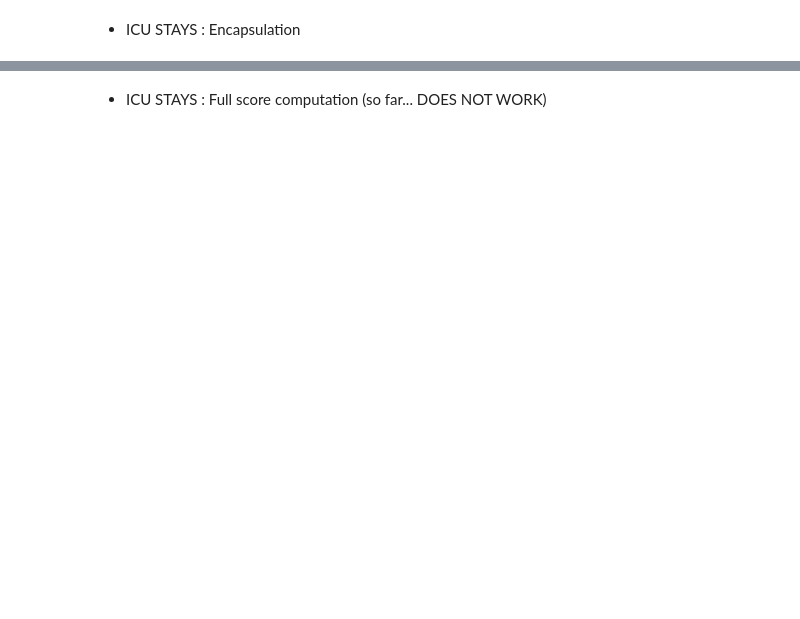
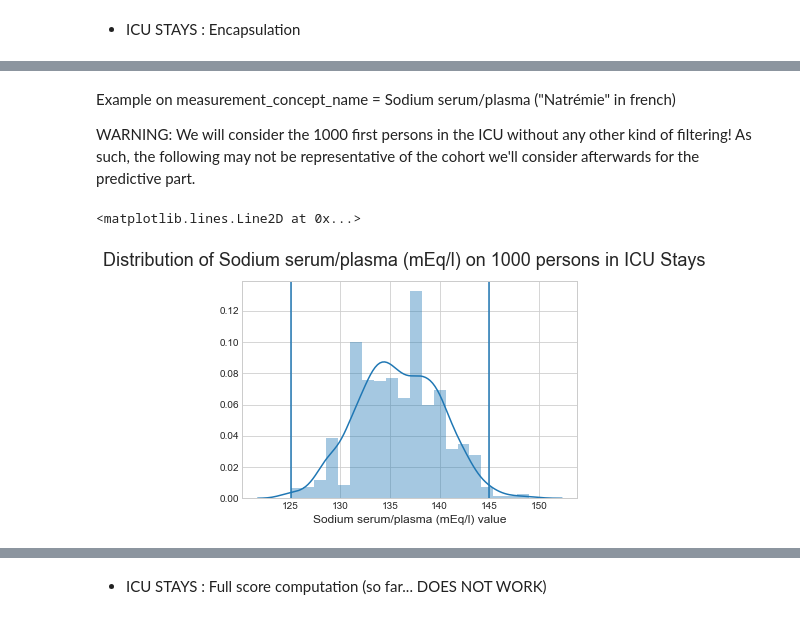
Before and after one commit to dataforgoodfr/batch4_diafoirus_fleming, a Jupyter notebook: sapsii_omop_trad.ipynb, the cells around one changed output, grey strips where cells are left out. Saved outputs shown, nothing was run; the diff lists cells and outputs as text; code cells hidden in the pictures; blank space fills up the shorter version.

```diff
--- a/sapsii_omop_trad.ipynb
+++ b/sapsii_omop_trad.ipynb
@@ -10,6 +16,11 @@ from fleming_lib.tools import connect_to_omop
 conn = connect_to_omop(login_dict=omop_login)
 
 import pandas as pd
+
+import matplotlib.pyplot as plt
+import seaborn as sns
+%matplotlib inline
+sns.set_style("whitegrid")
 # %% [markdown]
 * Example
 # %%
@@ -60,0 +205,36 @@ pd.read_sql_query(query_icu, conn)
+# %% [markdown]
+Example on measurement_concept_name = Sodium serum/plasma ("Natrémie" in french)
+
+WARNING: We will consider the 1000 first persons in the ICU without any other kind of filtering!
+As such, the following may not be representative of the cohort we'll consider afterwards for the predictive part.
+# %%
+query_icu_natremie = """
+WITH ie AS                          -- Equivalent to icustays
+( SELECT *
+  FROM visit_detail
+  WHERE visit_detail_concept_id = 581382
+  AND visit_type_concept_id = 2000000006
+
+), natremie as
+
+( SELECT *
+  FROM measurement
+  WHERE measurement_concept_id = 3019550
+)
+
+SELECT value_as_number
+FROM natremie
+INNER JOIN ie ON ie.person_id=natremie.person_id
+LIMIT 1000;
+
+"""
+df_icu_natremie = pd.read_sql_query(query_icu_natremie, conn)
+# %%
+fig = sns.distplot(df_icu_natremie["value_as_number"], bins=20)
+fig.figure.suptitle("Distribution of Sodium serum/plasma (mEq/l) on 1000 persons in ICU Stays", fontsize = 18)
+plt.xlabel('Sodium serum/plasma (mEq/l) value', fontsize=12)
+plt.axvline(125)
+plt.axvline(145)
+# %% [output]
+<matplotlib.lines.Line2D at 0x...>
+[figure, added]
```
Also changed, not shown: parts of 18 cells of this notebook.
